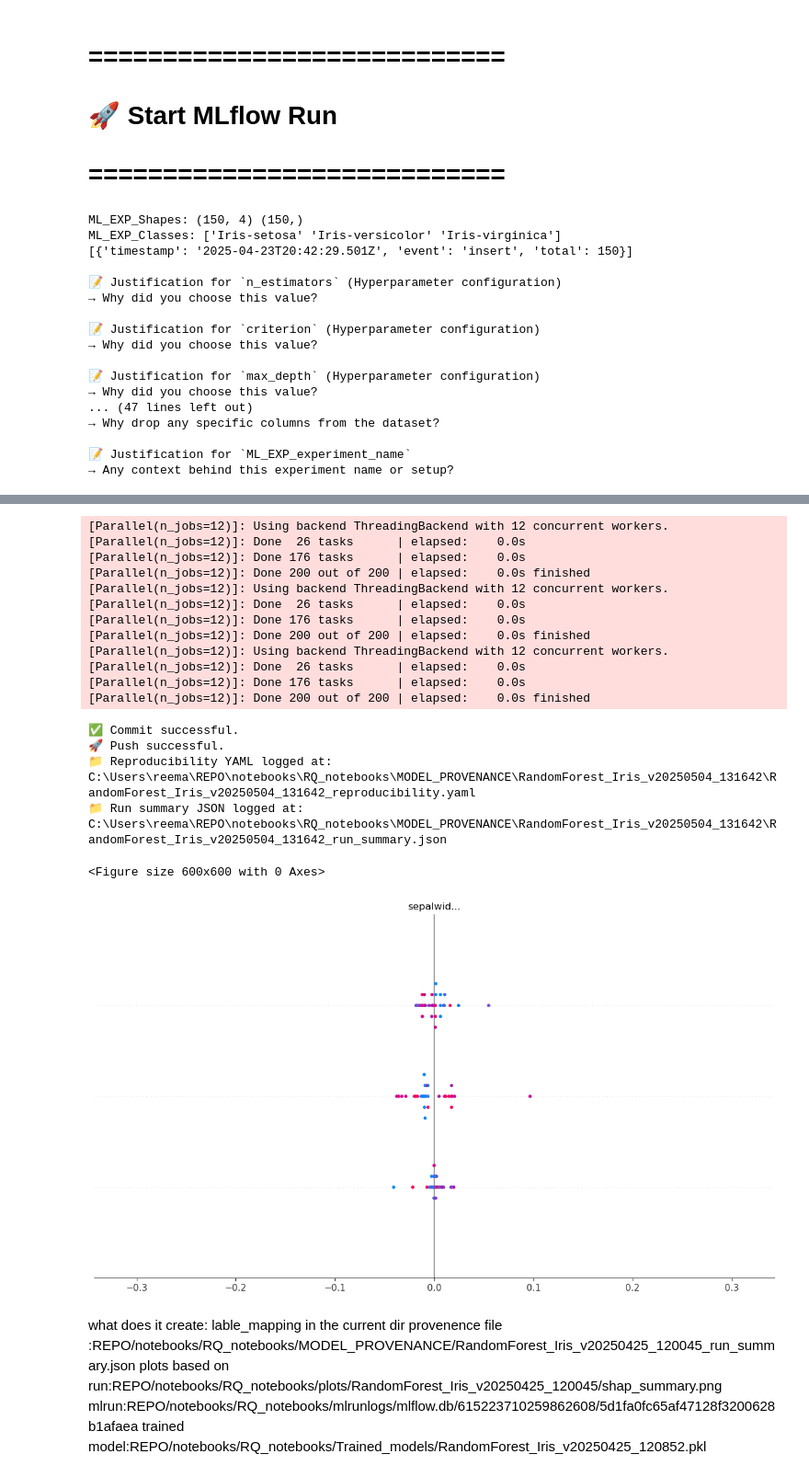
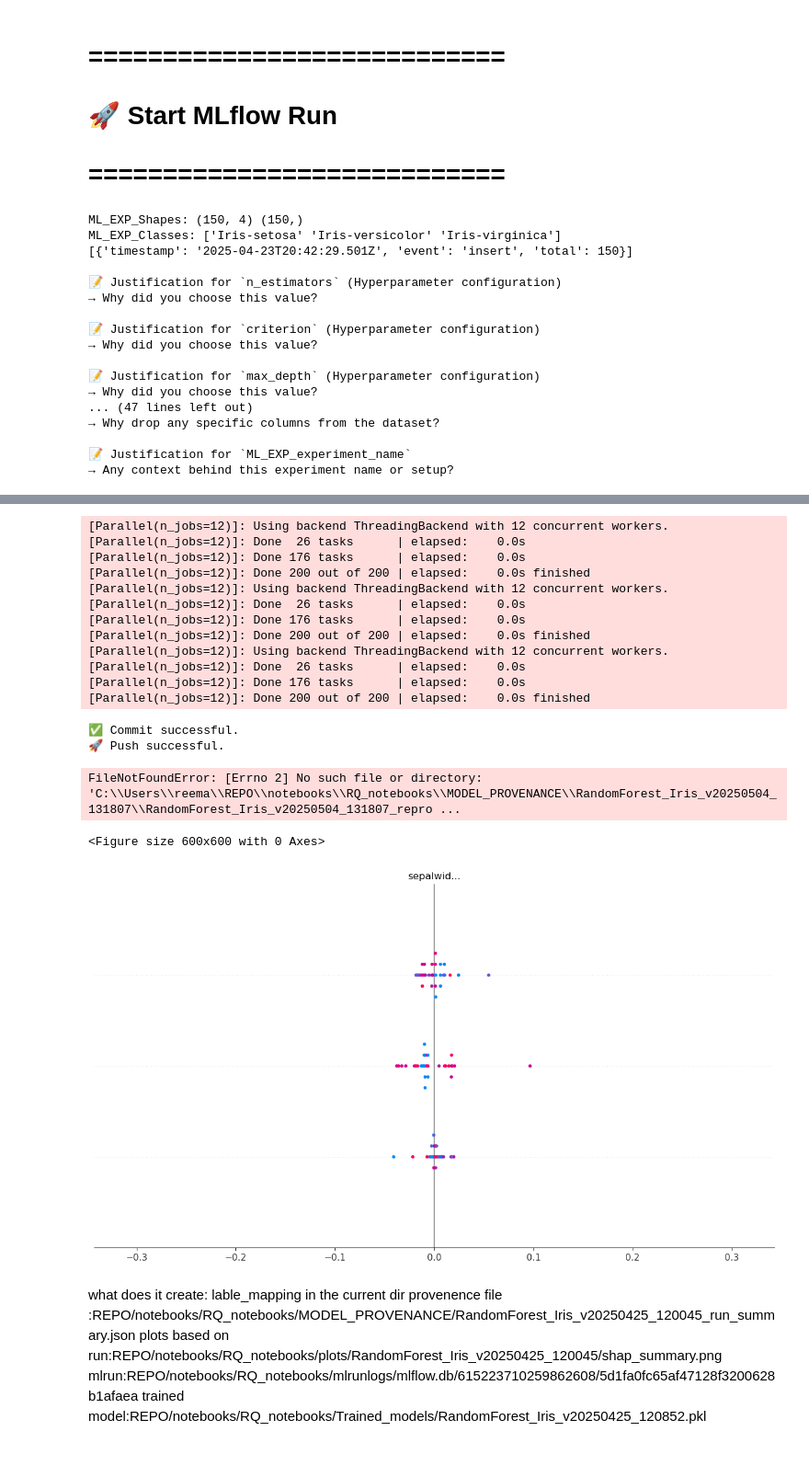
Before and after one commit to reema-dass26/REPO, a Jupyter notebook: notebooks/RQ_notebooks/RQ1_2_4.ipynb, the cells around one changed output, grey strips where cells are left out. Shown at 92% size. Drawn from its saved outputs; the diff is of its cells as text; code cells hidden in the pictures.

```diff
--- a/notebooks/RQ_notebooks/RQ1_2_4.ipynb
+++ b/notebooks/RQ_notebooks/RQ1_2_4.ipynb
@@ -1228,7 +1228,9 @@ with mlflow.start_run() as run:
         yaml.dump(repro_data, f, sort_keys=False)
 
     # ✅ Log reproducibility YAML
-    mlflow.log_artifact(repro_yaml_path, artifact_path=repro_yaml_path)
+    mlflow.log_artifact(repro_yaml_path, artifact_path="run_summaries")
+    mlflow.log_artifact(repro_yaml_path)
+
 
     print("📁 Reproducibility YAML logged at:", repro_yaml_path)
 
@@ -1271,34 +1273,33 @@ ML_EXP_Classes: ['Iris-setosa' 'Iris-versicolor' 'Iris-virginica']
 [Parallel(n_jobs=12)]: Using backend ThreadingBackend with 12 concurrent workers.
 [Parallel(n_jobs=12)]: Done  26 tasks      | elapsed:    0.0s
 [Parallel(n_jobs=12)]: Done 176 tasks      | elapsed:    0.0s
 [Parallel(n_jobs=12)]: Done 200 out of 200 | elapsed:    0.0s finished
 [Parallel(n_jobs=12)]: Using backend ThreadingBackend with 12 concurrent workers.
 [Parallel(n_jobs=12)]: Done  26 tasks      | elapsed:    0.0s
 [Parallel(n_jobs=12)]: Done 176 tasks      | elapsed:    0.0s
 [Parallel(n_jobs=12)]: Done 200 out of 200 | elapsed:    0.0s finished
 ... (8 lines left out)
 [Parallel(n_jobs=12)]: Using backend ThreadingBackend with 12 concurrent workers.
 [Parallel(n_jobs=12)]: Done  26 tasks      | elapsed:    0.0s
 [Parallel(n_jobs=12)]: Done 176 tasks      | elapsed:    0.0s
 [Parallel(n_jobs=12)]: Done 200 out of 200 | elapsed:    0.0s finished
 [Parallel(n_jobs=12)]: Using backend ThreadingBackend with 12 concurrent workers.
 [Parallel(n_jobs=12)]: Done  26 tasks      | elapsed:    0.0s
 [Parallel(n_jobs=12)]: Done 176 tasks      | elapsed:    0.0s
 [Parallel(n_jobs=12)]: Done 200 out of 200 | elapsed:    0.0s finished
 [Parallel(n_jobs=12)]: Using backend ThreadingBackend with 12 concurrent workers.
 [Parallel(n_jobs=12)]: Done  26 tasks      | elapsed:    0.0s
 [Parallel(n_jobs=12)]: Done 176 tasks      | elapsed:    0.0s
 [Parallel(n_jobs=12)]: Done 200 out of 200 | elapsed:    0.0s finished
 [Parallel(n_jobs=12)]: Using backend ThreadingBackend with 12 concurrent workers.
 [Parallel(n_jobs=12)]: Done  26 tasks      | elapsed:    0.0s
 [Parallel(n_jobs=12)]: Done 176 tasks      | elapsed:    0.0s
 [Parallel(n_jobs=12)]: Done 200 out of 200 | elapsed:    0.0s finished
 ✅ Commit successful.
 🚀 Push successful.
-📁 Reproducibility YAML logged at: C:\Users\reema\REPO\notebooks\RQ_notebooks\MODEL_PROVENANCE\RandomForest_Iris_v20250504_131642\RandomForest_Iris_v20250504_131642_reproducibility.yaml
-📁 Run summary JSON logged at: C:\Users\reema\REPO\notebooks\RQ_notebooks\MODEL_PROVENANCE\RandomForest_Iris_v20250504_131642\RandomForest_Iris_v20250504_131642_run_summary.json
-<Figure size 600x600 with 0 Axes>
+FileNotFoundError: [Errno 2] No such file or directory: 'C:\\Users\\reema\\REPO\\notebooks\\RQ_notebooks\\MODEL_PROVENANCE\\RandomForest_Iris_v20250504_131807\\RandomForest_Iris_v20250504_131807_repro ...
+<Figure size 600x600 with 0 Axes>
-[figure, old version]
+[figure, new version]
 # %% [markdown]
 what does it create:
 lable_mapping in the current dir
```
Also changed, not shown: parts of 1 cell of this notebook, 12 other files.
